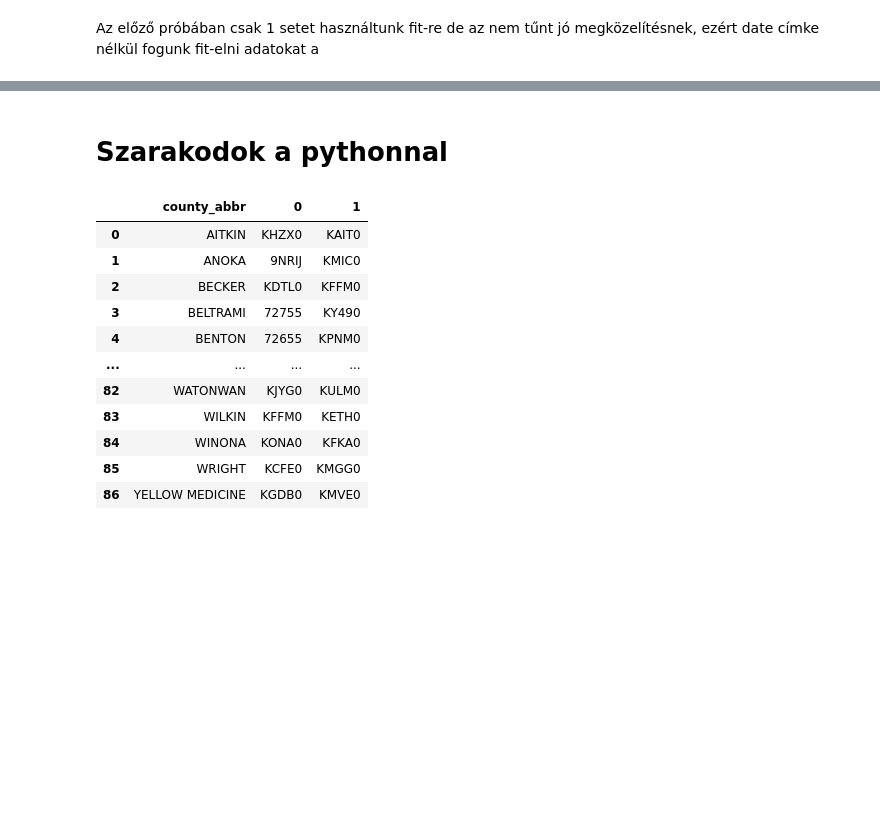
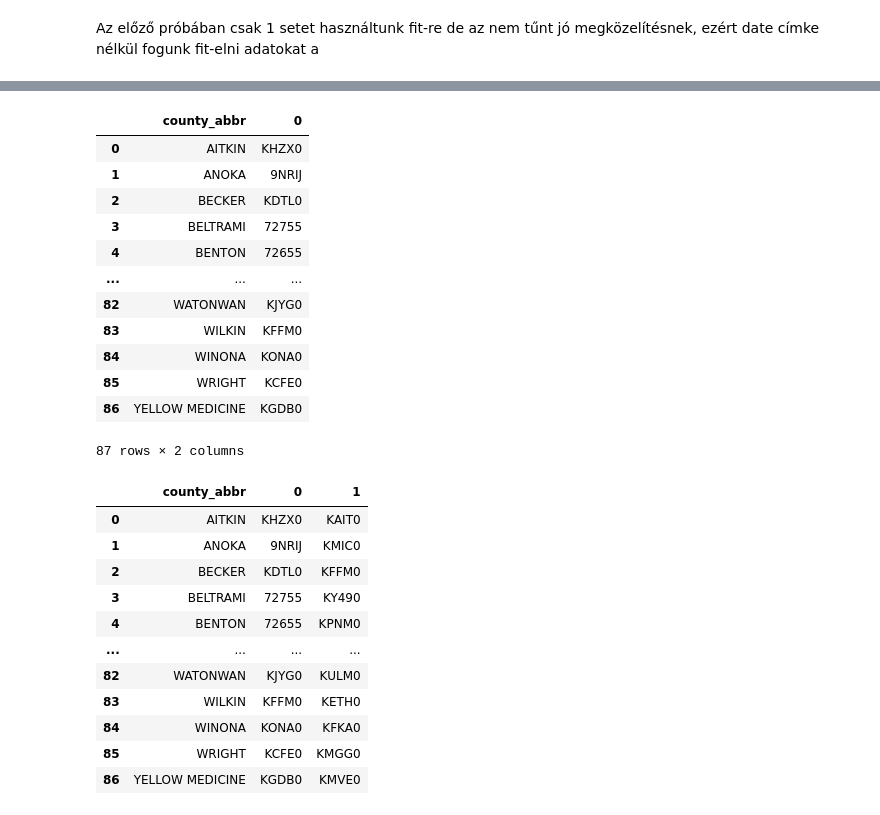
Before and after one commit to danFjs/QuantCh, a Jupyter notebook: JOebiden.ipynb, the cells around one changed output, grey strips where cells are left out. Saved outputs shown, nothing was run; the diff lists cells and outputs as text; code cells hidden in the pictures; blank space fills up the shorter version.

```diff
--- a/JOebiden.ipynb
+++ b/JOebiden.ipynb
@@ -778,8 +826,20 @@ closest_stations['county_abbr']
 # %%
 closest_stations = find_closest_n(county_loc_ds,station_loc_ds,county_ds_abbr[county_ds_abbr.columns[-1]],station_ds[station_ds.columns[0]],n=1)
-closest_stations[closest_stations['county_abbr'] == 'ST. LOUIS']
+closest_stations
+# %% [output]
+|  | county_abbr | 0 |
+| 0 | AITKIN | KHZX0 |
+| 1 | ANOKA | 9NRIJ |
+| 2 | BECKER | KDTL0 |
+| 3 | BELTRAMI | 72755 |
+| 4 | BENTON | 72655 |
+| ... | ... | ... |
+| 82 | WATONWAN | KJYG0 |
+| 83 | WILKIN | KFFM0 |
+| 84 | WINONA | KONA0 |
+| 85 | WRIGHT | KCFE0 |
+| 86 | YELLOW MEDICINE | KGDB0 |
+87 rows × 2 columns
-# %% [markdown]
-# Szarakodok a pythonnal
 # %%
 ds
 ds["county_abbr"]
```
Also changed, not shown: parts of 60 cells of this notebook.
